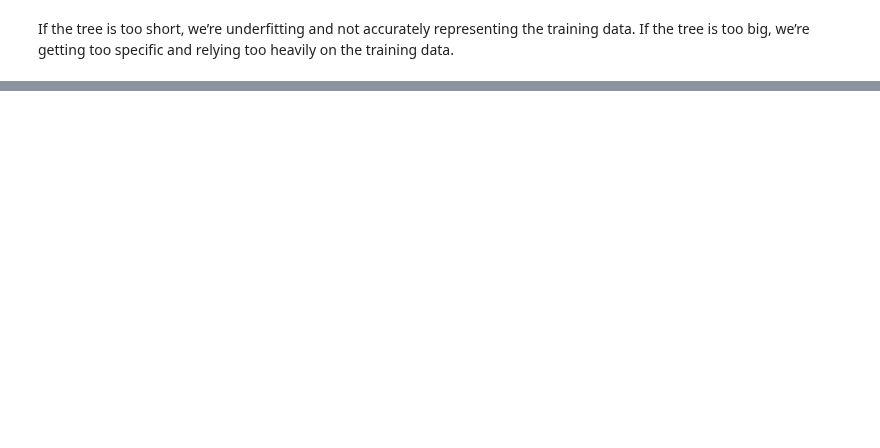
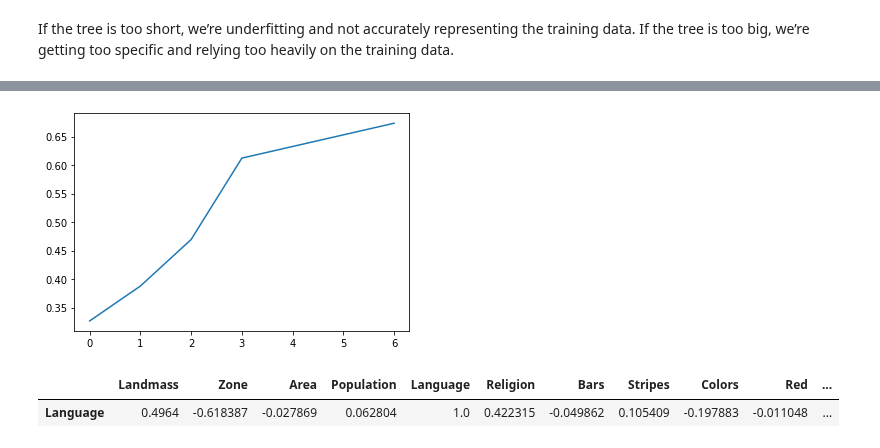
Before and after one commit to jadidaniel/jupyter-notebooks, a Jupyter notebook: ml/suprvised_learning/trees/trees_find_flag.ipynb, the cells around one changed output, grey strips where cells are left out. Drawn from its saved outputs; the diff is of its cells as text; code cells hidden in the pictures; blank space fills up the shorter version.

```diff
--- a/ml/suprvised_learning/trees/trees_find_flag.ipynb
+++ b/ml/suprvised_learning/trees/trees_find_flag.ipynb
@@ -143,0 +204,4 @@ If the tree is too short, we’re underfitting and not accurately representing t
+# %%
+data_corr_land = flags[['Zone', 'Population', 'Language',  'Religion', 'Bars', 'Blue', 'Crescent', 'Animate', 'Text']]
+# %%
+train_data2, test_data2, train_labels2, test_labels2 = train_test_split(data_corr_land, labels1, random_state = 3)
@@ -143,0 +217,11 @@ If the tree is too short, we’re underfitting and not accurately representing t
+# %%
+plt.plot(range(len(scores3)), scores3)
+plt.show()
+# %% [output]
+[figure, added]
+# %%
+languages_corrs = flags.corr()[4:5]
+languages_corrs
+# %% [output]
+|  | Landmass | Zone | Area | Population | Language | Religion | Bars | Stripes | Colors | Red | ... |
+| Language | 0.4964 | -0.618387 | -0.027869 | 0.062804 | 1.0 | 0.422315 | -0.049862 | 0.105409 | -0.197883 | -0.011048 | ... |
```
Also changed, not shown: parts of 36 cells of this notebook, 1 other file.
